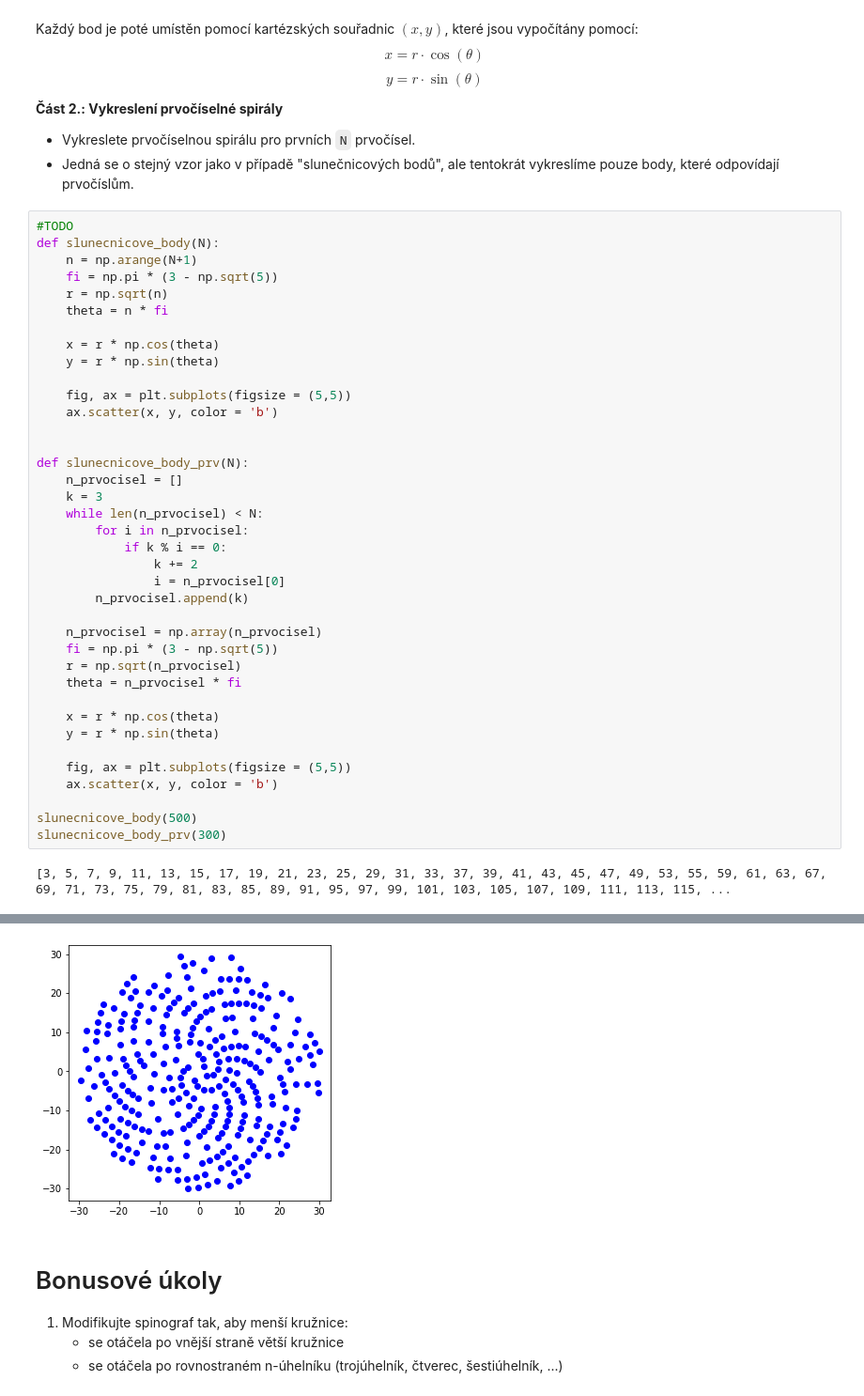
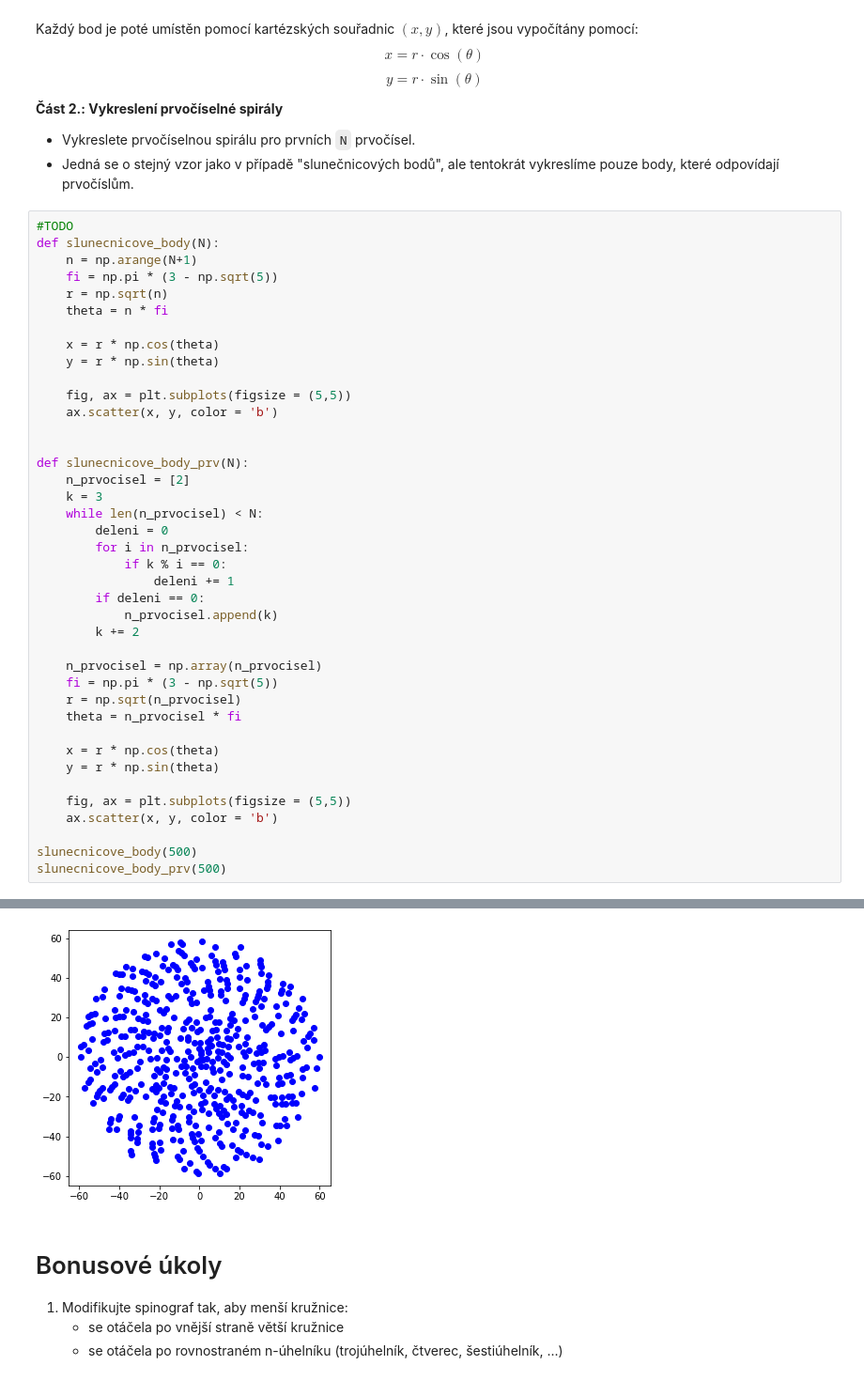
Before and after one commit to SenkerikL/vvp-DU, a Jupyter notebook: DU4.ipynb, the cells around one changed output, grey strips where cells are left out. Shown at 94% size. Cells and saved outputs as stored; diff of their text form.

```diff
--- a/DU4.ipynb
+++ b/DU4.ipynb
@@ -122,40 +122,41 @@ def slunecnicove_body(N):
     r = np.sqrt(n)
     theta = n * fi
 
     x = r * np.cos(theta)
     y = r * np.sin(theta)
 
     fig, ax = plt.subplots(figsize = (5,5))
     ax.scatter(x, y, color = 'b')
 
 
 def slunecnicove_body_prv(N):
-    n_prvocisel = []
+    n_prvocisel = [2]
     k = 3
     while len(n_prvocisel) < N:
+        deleni = 0
         for i in n_prvocisel:
             if k % i == 0:
-                k += 2
-                i = n_prvocisel[0]
-        n_prvocisel.append(k)
+                deleni += 1
+        if deleni == 0:
+            n_prvocisel.append(k)
+        k += 2
 
     n_prvocisel = np.array(n_prvocisel)
     fi = np.pi * (3 - np.sqrt(5))
     r = np.sqrt(n_prvocisel)
     theta = n_prvocisel * fi
 
     x = r * np.cos(theta)
     y = r * np.sin(theta)
 
     fig, ax = plt.subplots(figsize = (5,5))
     ax.scatter(x, y, color = 'b')
 
 slunecnicove_body(500)
-slunecnicove_body_prv(300)
+slunecnicove_body_prv(500)
 # %% [output]
-[3, 5, 7, 9, 11, 13, 15, 17, 19, 21, 23, 25, 29, 31, 33, 37, 39, 41, 43, 45, 47, 49, 53, 55, 59, 61, 63, 67, 69, 71, 73, 75, 79, 81, 83, 85, 89, 91, 95, 97, 99, 101, 103, 105, 107, 109, 111, 113, 115, ...
 [figure]
-[figure, old version]
+[figure, new version]
 # %% [markdown]
 # Bonusové úkoly
 1. Modifikujte spinograf tak, aby menší kružnice:
```
